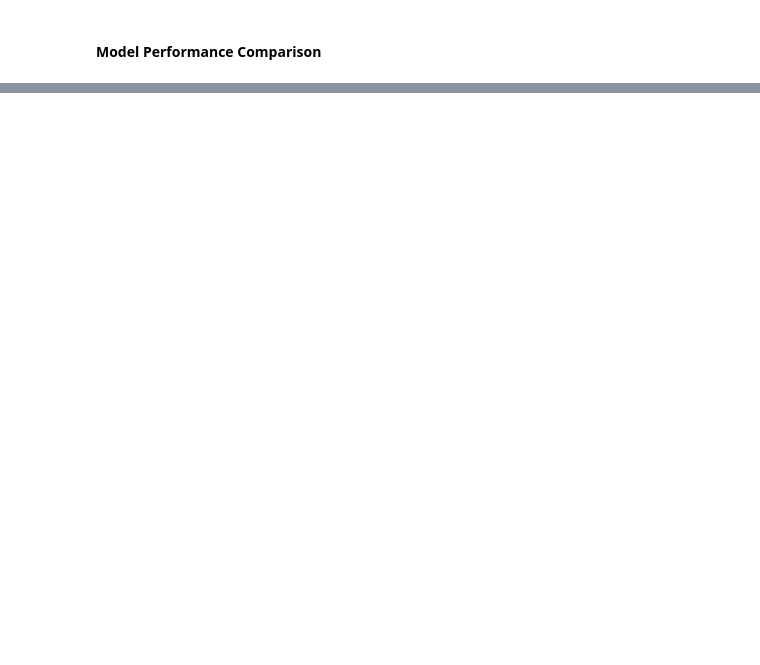
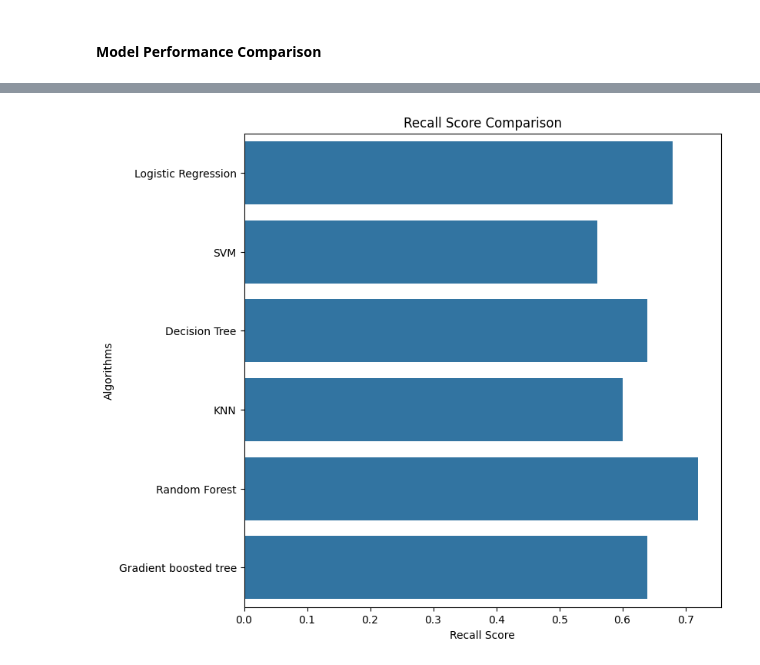
Before and after one commit to leonardsangoroh/AIFoundations, a Jupyter notebook: DiabetesClassificationExercise/diabetic-or-not.ipynb, the cells around one changed output, grey strips where cells are left out. Drawn from its saved outputs; the diff is of its cells as text; code cells hidden in the pictures; blank space fills up the shorter version.

```diff
--- a/DiabetesClassificationExercise/diabetic-or-not.ipynb
+++ b/DiabetesClassificationExercise/diabetic-or-not.ipynb
@@ -570,2 +595,8 @@ compare_models.sort_values(by = 'Accuracy Score', ascending = False)
 | 2 | Decision Tree | 0.721519 |
 | 5 | Gradient boosted tree | 0.721519 |
+# %%
+# compare recall
+models = ['Logistic Regression', 'SVM','Decision Tree','KNN','Random Forest','Gradient boosted tree']
+recall_score = [recall_lr, recall_svm, recall_dt, recall_knn, recall_rf, recall_gb]
+compare_models_recall = pd.DataFrame({ 'Algorithms': models, 'Recall Score': recall_score })
+compare_models_recall.sort_values(by = 'Recall Score', ascending = False)
@@ -571,0 +611,7 @@ compare_models.sort_values(by = 'Accuracy Score', ascending = False)
+# %%
+plt.figure(figsize=(8,8))
+plt.title("Recall Score Comparison")
+sb.barplot(x = 'Recall Score', y = 'Algorithms', data = compare_models_recall)
+plt.show()
+# %% [output]
+[figure, added]
```
Also changed, not shown: parts of 12 cells of this notebook.
